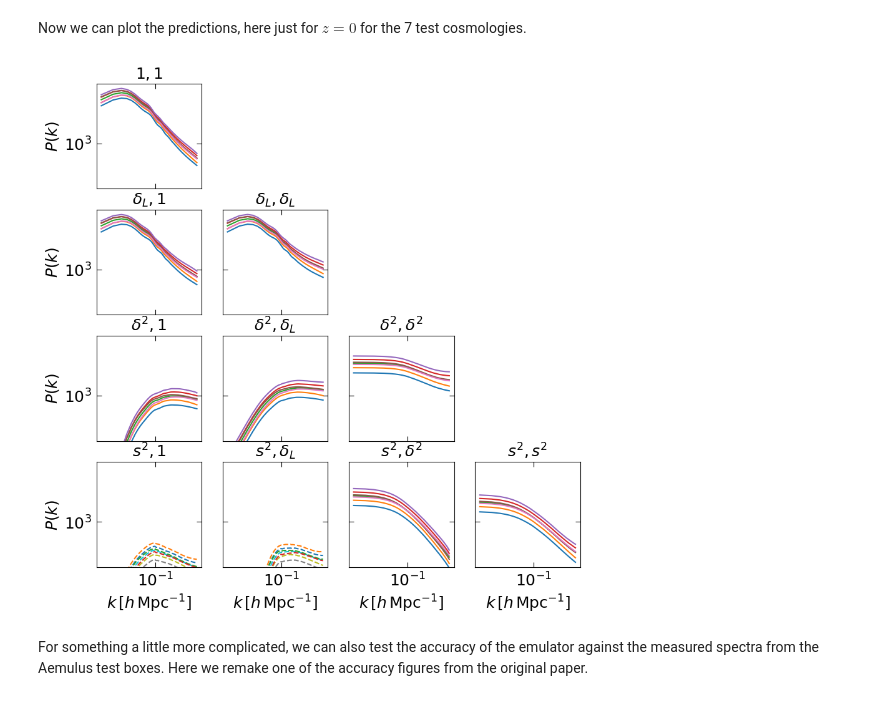
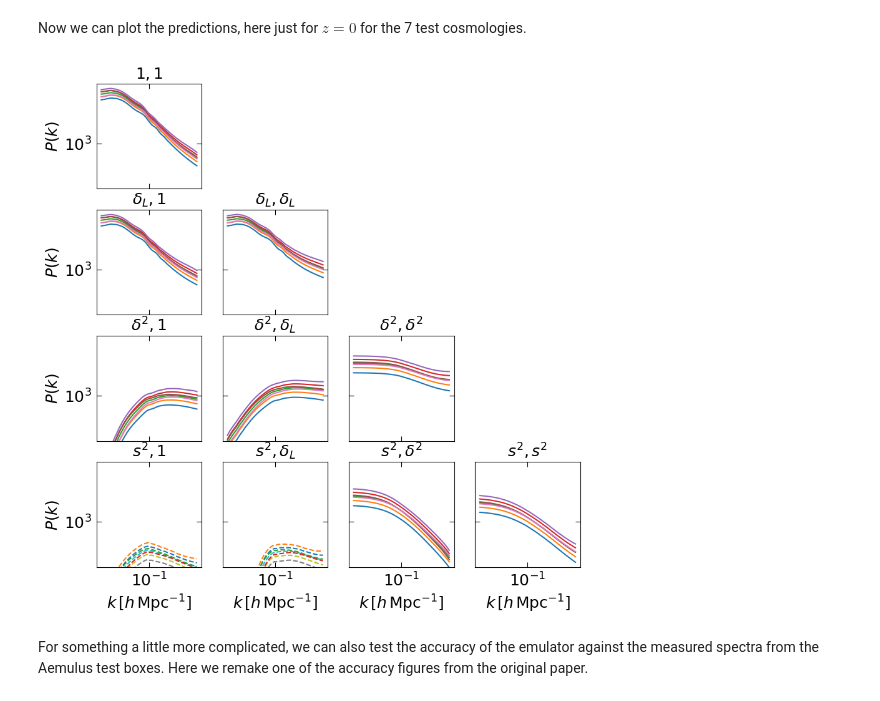
Before and after one commit to kokron/anzu, a Jupyter notebook: notebooks/train_and_predict.ipynb, the cells around one changed output. Drawn from its saved outputs; the diff is of its cells as text; code cells hidden in the pictures.

```diff
--- a/notebooks/train_and_predict.ipynb
+++ b/notebooks/train_and_predict.ipynb
@@ -68,36 +65,36 @@ Now we can plot the predictions, here just for \\( z=0\\) for the 7 test cosmolo
 # %%
 f, ax = plt.subplots(4,4, sharex=True, sharey=True, facecolor='w')
 counter = 0
 components = ['1', '\delta_L', '\delta^2', 's^2']
 
-pce_spec_reshape = pca_spec.reshape(7, 9, 10, -1)
+pce_spec_reshape = pce_spec.reshape(7, 9, 10, -1)
 
 #plot z=0 predictions
 z_idx = -1
 
 for i in range(4):
     for j in range(4):
         if j>i:
             ax[i,j].axis('off')
             continue
 
-        l0 = ax[i,j].loglog(emu.k[:emu.kmax_idx], pce_spec_reshape[:,z_idx,counter,:].T)
-        l0 = ax[i,j].loglog(emu.k[:emu.kmax_idx], -pce_spec_reshape[:,z_idx,counter,:].T, ls='--')
+        l0 = ax[i,j].loglog(k, pce_spec_reshape[:,z_idx,counter,:].T)
+        l0 = ax[i,j].loglog(k, -pce_spec_reshape[:,z_idx,counter,:].T, ls='--')
 
         counter += 1
 
         ax[i][j].set_title((r'${},{}$'.format(components[i], components[j])))
 
         if i==3:
             ax[i][j].set_xlabel(r'$k\, [h\,{\rm Mpc}^{-1}]$')
         if j==0:
             ax[i][j].set_ylabel(r'$P(k)$')
 
 
 f.set_figheight(10)
 f.set_figwidth(10)
 # %% [output]
-[figure, old version]
+[figure, new version]
 # %% [markdown]
 For something a little more complicated, we can also test the accuracy of the emulator against the measured spectra from the Aemulus test boxes. Here we remake one of the accuracy figures from the original paper.
 # %%
```
Also changed, not shown: parts of 2 cells of this notebook.
